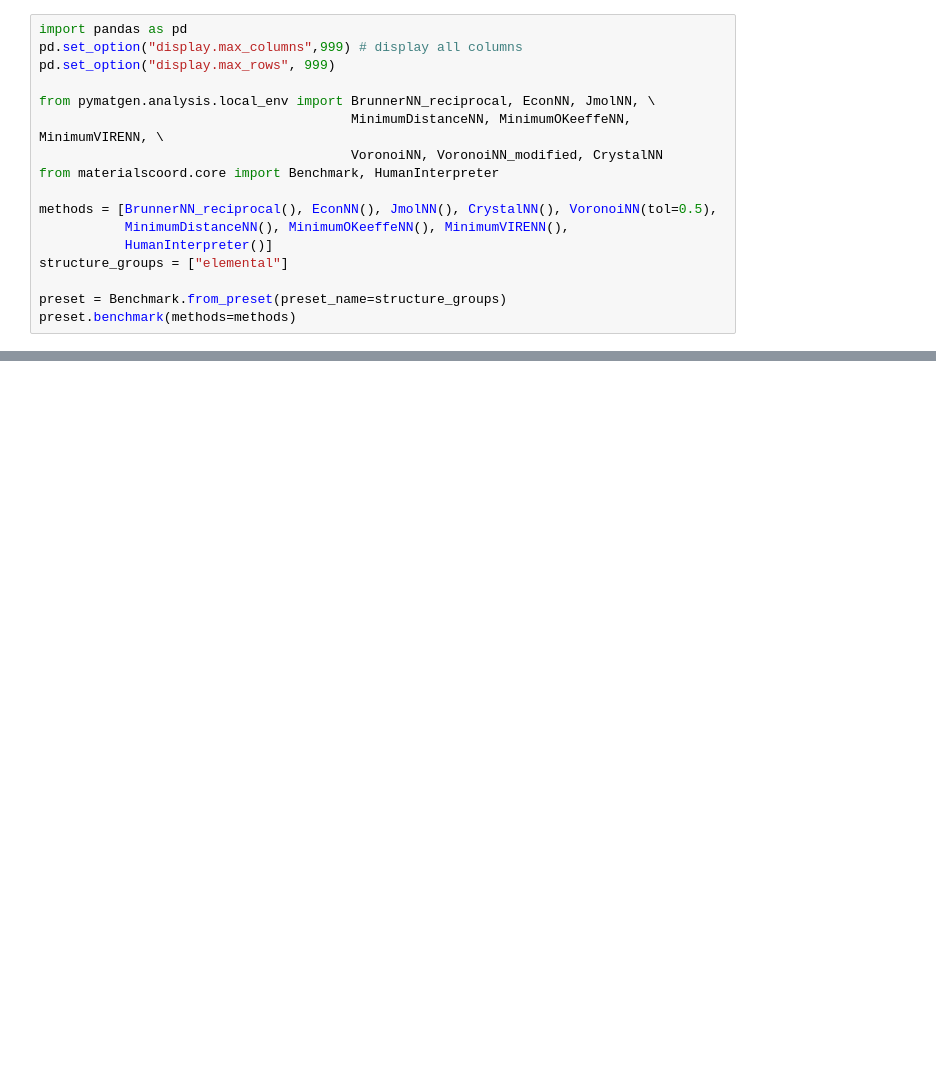
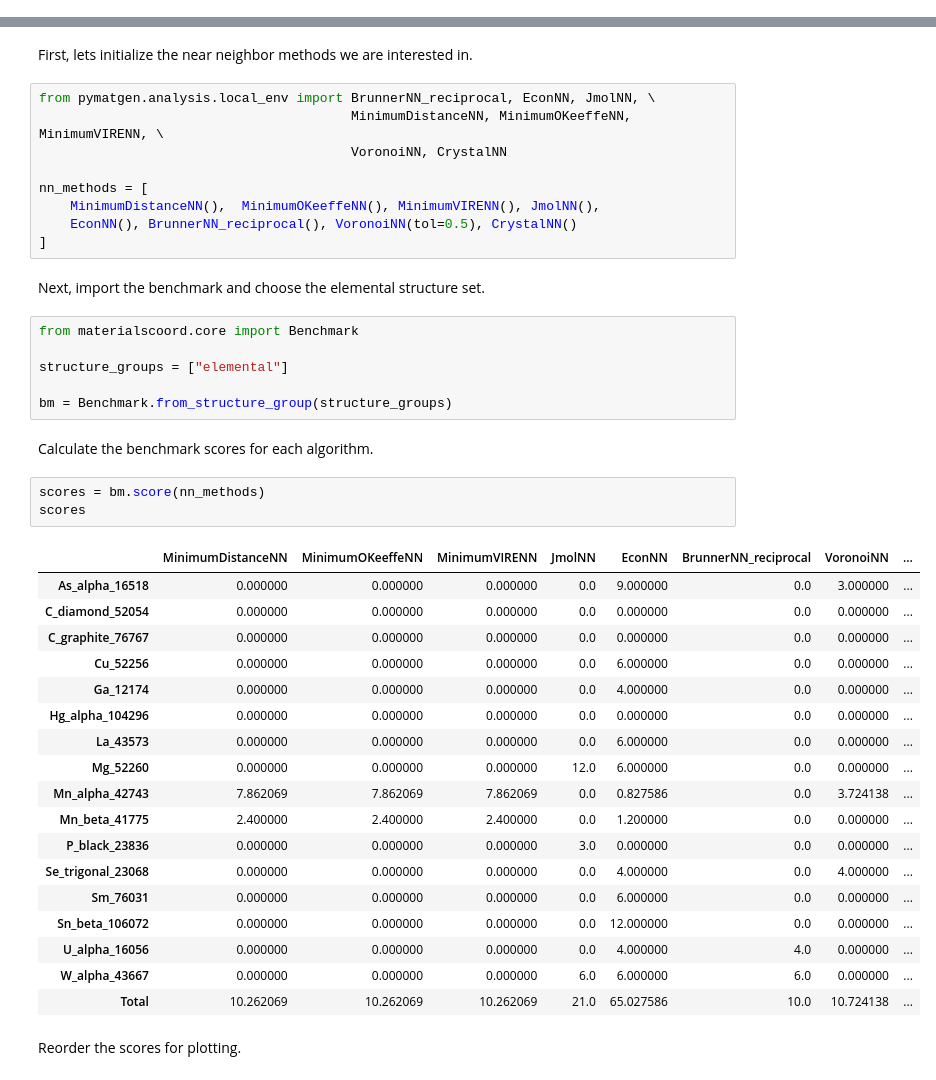
Before and after one commit to hackingmaterials/materials-coord, a Jupyter notebook: examples/elemental.ipynb, the cells around one changed output, grey strips where cells are left out. Cells and saved outputs as stored; diff of their text form; blank space fills up the shorter version.

```diff
--- a/examples/elemental.ipynb
+++ b/examples/elemental.ipynb
@@ -1,17 +0,0 @@
-# %%
-import pandas as pd
-pd.set_option("display.max_columns",999) # display all columns
-pd.set_option("display.max_rows", 999)
-
-from pymatgen.analysis.local_env import BrunnerNN_reciprocal, EconNN, JmolNN, \
-                                        MinimumDistanceNN, MinimumOKeeffeNN, MinimumVIRENN, \
-                                        VoronoiNN, VoronoiNN_modified, CrystalNN
-from materialscoord.core import Benchmark, HumanInterpreter
-
-methods = [BrunnerNN_reciprocal(), EconNN(), JmolNN(), CrystalNN(), VoronoiNN(tol=0.5),
-           MinimumDistanceNN(), MinimumOKeeffeNN(), MinimumVIRENN(),
-           HumanInterpreter()]
-structure_groups = ["elemental"]
-
-preset = Benchmark.from_preset(preset_name=structure_groups)
-preset.benchmark(methods=methods)
@@ -78 +10,46 @@ df.index.values.tolist()
+# %% [markdown]
+First, lets initialize the near neighbor methods we are interested in.
+# %%
+from pymatgen.analysis.local_env import BrunnerNN_reciprocal, EconNN, JmolNN, \
+                                        MinimumDistanceNN, MinimumOKeeffeNN, MinimumVIRENN, \
+                                        VoronoiNN, CrystalNN
+
+nn_methods = [
+    MinimumDistanceNN(),  MinimumOKeeffeNN(), MinimumVIRENN(), JmolNN(),
+    EconNN(), BrunnerNN_reciprocal(), VoronoiNN(tol=0.5), CrystalNN()
+]
+# %% [markdown]
+Next, import the benchmark and choose the elemental structure set.
+# %%
+from materialscoord.core import Benchmark
+
+structure_groups = ["elemental"]
+
+bm = Benchmark.from_structure_group(structure_groups)
+# %% [markdown]
+Calculate the benchmark scores for each algorithm.
+# %%
+scores = bm.score(nn_methods)
+scores
+# %% [output]
+|  | MinimumDistanceNN | MinimumOKeeffeNN | MinimumVIRENN | JmolNN | EconNN | BrunnerNN_reciprocal | VoronoiNN | ... |
+| As_alpha_16518 | 0.000000 | 0.000000 | 0.000000 | 0.0 | 9.000000 | 0.0 | 3.000000 | ... |
+| C_diamond_52054 | 0.000000 | 0.000000 | 0.000000 | 0.0 | 0.000000 | 0.0 | 0.000000 | ... |
+| C_graphite_76767 | 0.000000 | 0.000000 | 0.000000 | 0.0 | 0.000000 | 0.0 | 0.000000 | ... |
+| Cu_52256 | 0.000000 | 0.000000 | 0.000000 | 0.0 | 6.000000 | 0.0 | 0.000000 | ... |
+| Ga_12174 | 0.000000 | 0.000000 | 0.000000 | 0.0 | 4.000000 | 0.0 | 0.000000 | ... |
+| Hg_alpha_104296 | 0.000000 | 0.000000 | 0.000000 | 0.0 | 0.000000 | 0.0 | 0.000000 | ... |
+| La_43573 | 0.000000 | 0.000000 | 0.000000 | 0.0 | 6.000000 | 0.0 | 0.000000 | ... |
+| Mg_52260 | 0.000000 | 0.000000 | 0.000000 | 12.0 | 6.000000 | 0.0 | 0.000000 | ... |
+| Mn_alpha_42743 | 7.862069 | 7.862069 | 7.862069 | 0.0 | 0.827586 | 0.0 | 3.724138 | ... |
+| Mn_beta_41775 | 2.400000 | 2.400000 | 2.400000 | 0.0 | 1.200000 | 0.0 | 0.000000 | ... |
+| P_black_23836 | 0.000000 | 0.000000 | 0.000000 | 3.0 | 0.000000 | 0.0 | 0.000000 | ... |
+| Se_trigonal_23068 | 0.000000 | 0.000000 | 0.000000 | 0.0 | 4.000000 | 0.0 | 4.000000 | ... |
+| Sm_76031 | 0.000000 | 0.000000 | 0.000000 | 0.0 | 6.000000 | 0.0 | 0.000000 | ... |
+| Sn_beta_106072 | 0.000000 | 0.000000 | 0.000000 | 0.0 | 12.000000 | 0.0 | 0.000000 | ... |
+| U_alpha_16056 | 0.000000 | 0.000000 | 0.000000 | 0.0 | 4.000000 | 4.0 | 0.000000 | ... |
+| W_alpha_43667 | 0.000000 | 0.000000 | 0.000000 | 6.0 | 6.000000 | 6.0 | 0.000000 | ... |
+| Total | 10.262069 | 10.262069 | 10.262069 | 21.0 | 65.027586 | 10.0 | 10.724138 | ... |
+# %% [markdown]
+Reorder the scores for plotting.
 # %%
```
Also changed, not shown: parts of 13 cells of this notebook, 43 other files.
